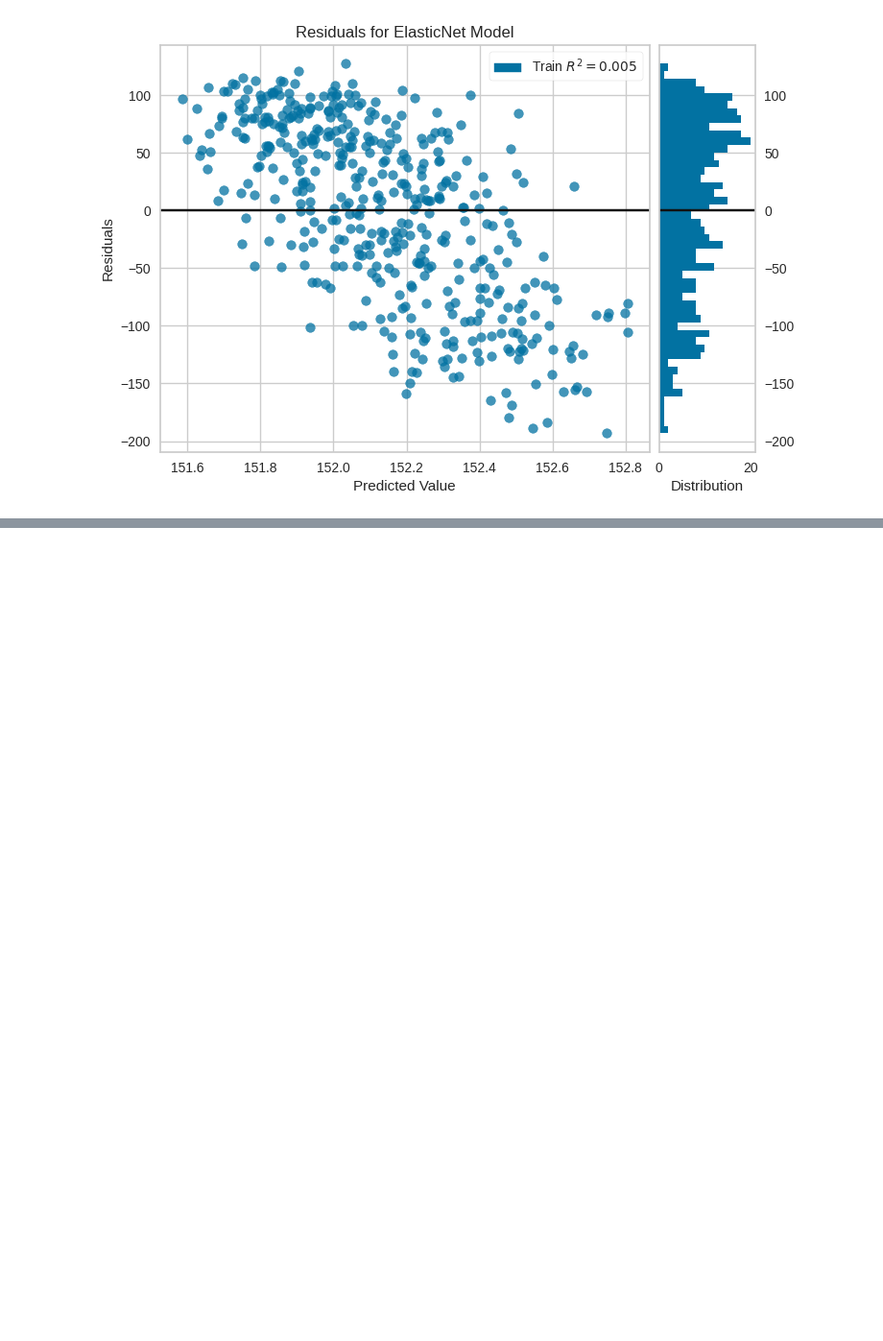
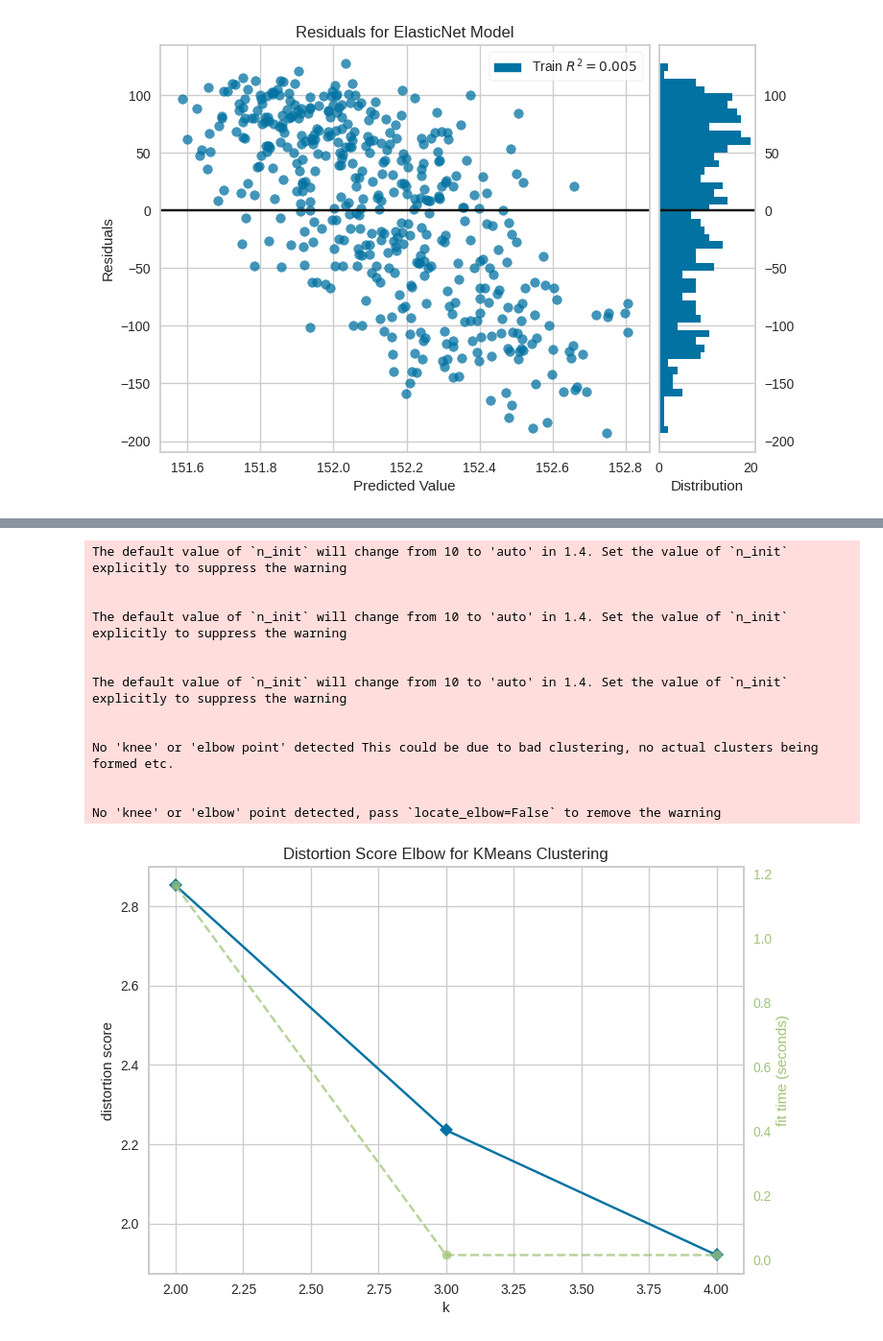
Before and after one commit to cantaruttim/Diabetes, a Jupyter notebook: Diabetes.ipynb, the cells around one changed output, grey strips where cells are left out. Shown at 96% size. Saved outputs shown, nothing was run; the diff lists cells and outputs as text; code cells hidden in the pictures; blank space fills up the shorter version.

```diff
--- a/Diabetes.ipynb
+++ b/Diabetes.ipynb
@@ -294,0 +322,25 @@ visualizador.poof() ;
+# %%
+from sklearn.cluster import KMeans
+from yellowbrick.cluster import KElbowVisualizer
+
+# Instantiate the clustering model and visualizer
+model = KMeans(kmeans_normalizados)
+visualizer = KElbowVisualizer(model, k=4, metric="distortion")
+
+visualizer.fit(X)        # Fit the data to the visualizer
+visualizer.show() ;
+# %% [output]
+The default value of `n_init` will change from 10 to 'auto' in 1.4. Set the value of `n_init` explicitly to suppress the warning
+
+
+The default value of `n_init` will change from 10 to 'auto' in 1.4. Set the value of `n_init` explicitly to suppress the warning
+
+
+The default value of `n_init` will change from 10 to 'auto' in 1.4. Set the value of `n_init` explicitly to suppress the warning
+
+
+No 'knee' or 'elbow point' detected This could be due to bad clustering, no actual clusters being formed etc.
+
+
+No 'knee' or 'elbow' point detected, pass `locate_elbow=False` to remove the warning
+[figure, added]
```
Also changed, not shown: parts of 19 cells of this notebook.
